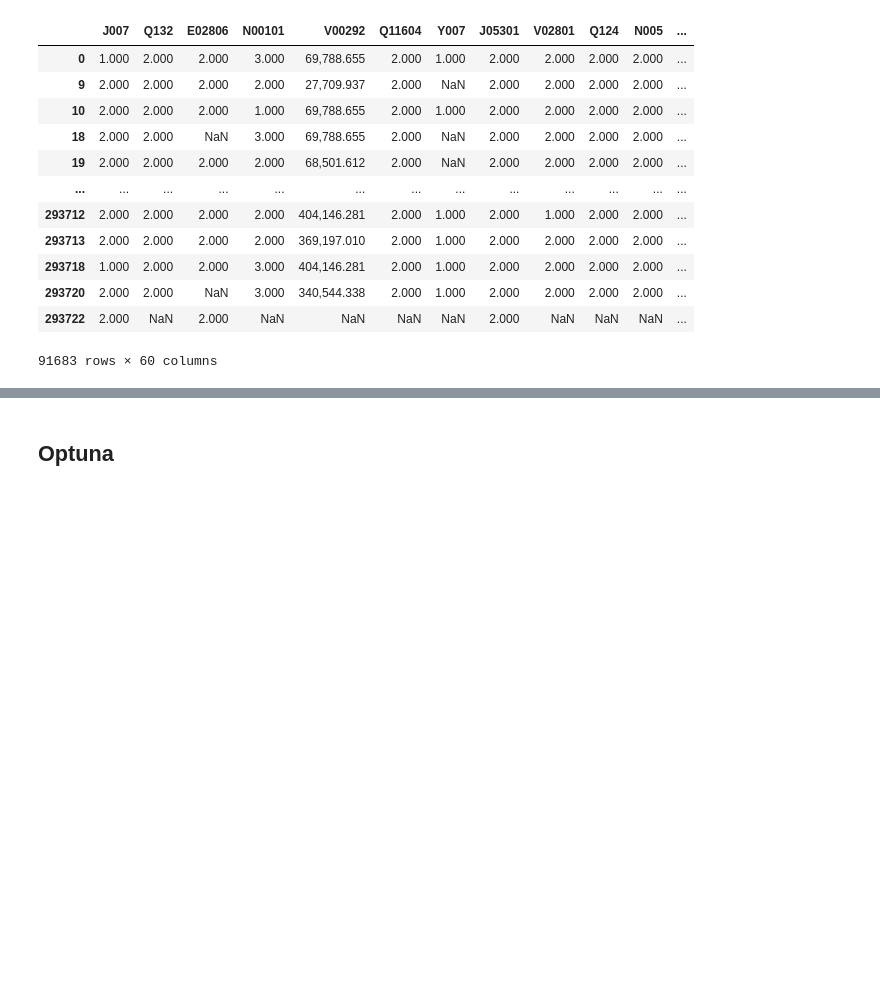
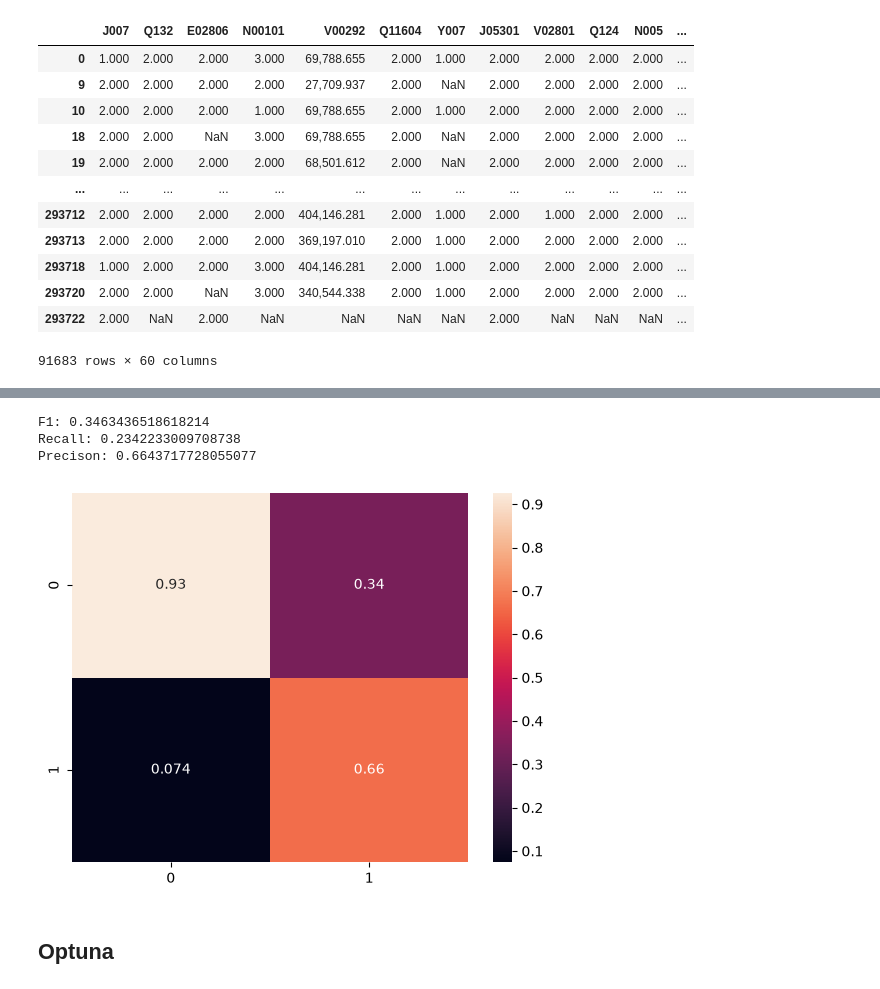
Before and after one commit to toni-cav/Analise_SIICUSP, a Jupyter notebook: exploratorio_depressao_e_sem_depressao.ipynb, the cells around one changed output, grey strips where cells are left out. Drawn from its saved outputs; the diff is of its cells as text; code cells hidden in the pictures; blank space fills up the shorter version.

```diff
--- a/exploratorio_depressao_e_sem_depressao.ipynb
+++ b/exploratorio_depressao_e_sem_depressao.ipynb
@@ -906,5 +1457,10 @@ eval(clf, X_train, y_train)
 # %%
-eval(clf, X_test, y_test)
+evaluate_models(clf, X_test, y_test)
+# %% [output]
+F1: 0.3463436518618214
+Recall: 0.2342233009708738
+Precison: 0.6643717728055077
+[figure, added]
 # %% [markdown]
 ## Optuna
 # %%
```
Also changed, not shown: parts of 26 cells of this notebook.
